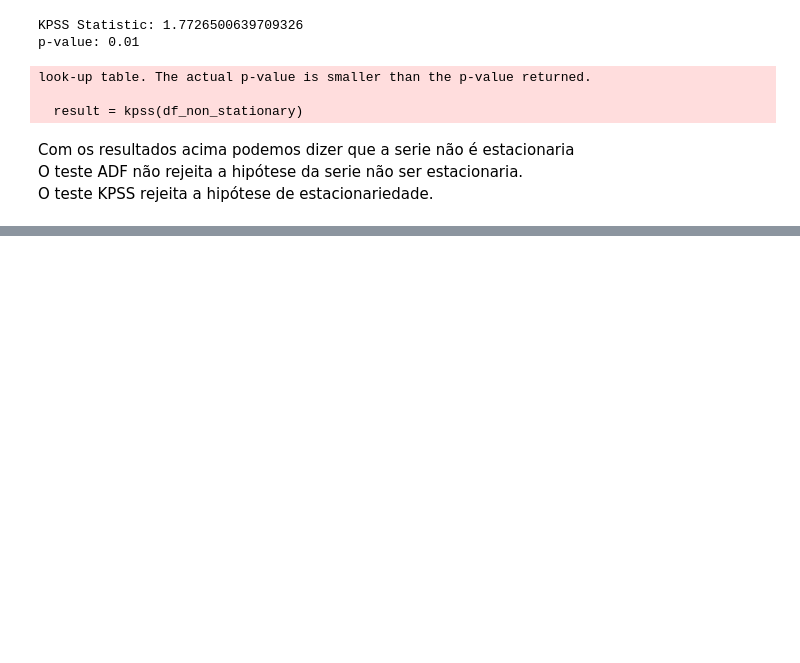
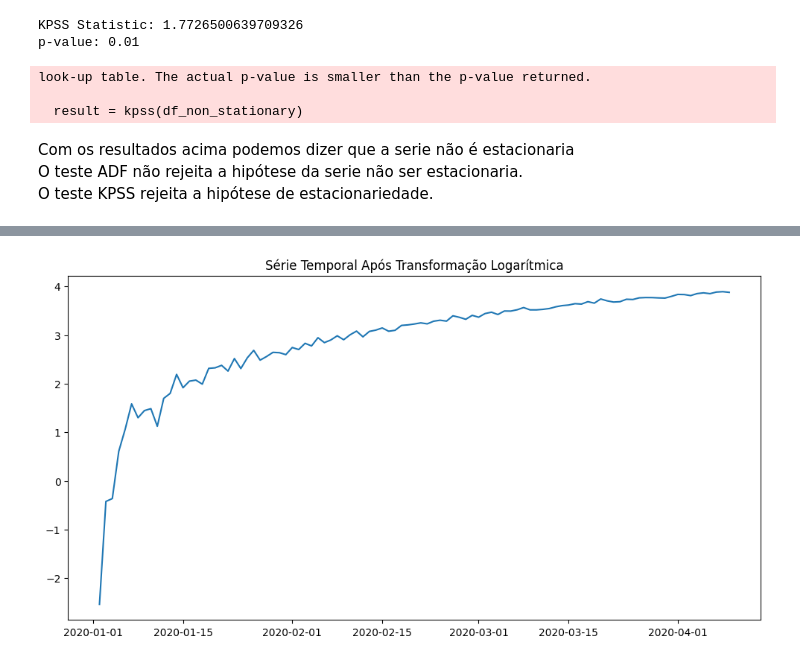
Before and after one commit to LuizMPelizaro/road_map_datascience, a Jupyter notebook: notebooks/time_series/stationary_scribbles.ipynb, the cells around one changed output, grey strips where cells are left out. Saved outputs shown, nothing was run; the diff lists cells and outputs as text; code cells hidden in the pictures; blank space fills up the shorter version.

```diff
--- a/notebooks/time_series/stationary_scribbles.ipynb
+++ b/notebooks/time_series/stationary_scribbles.ipynb
@@ -123,0 +142,10 @@ O teste KPSS rejeita a hipótese de estacionariedade.
+# %%
+log_series = np.log(df_non_stationary)
+
+# Plotando a série transformada
+plt.figure(figsize=(12, 6))
+plt.plot(log_series)
+plt.title("Série Temporal Após Transformação Logarítmica")
+plt.show()
+# %% [output]
+[figure, added]
```
Also changed, not shown: parts of 5 cells of this notebook, 1 other file.
